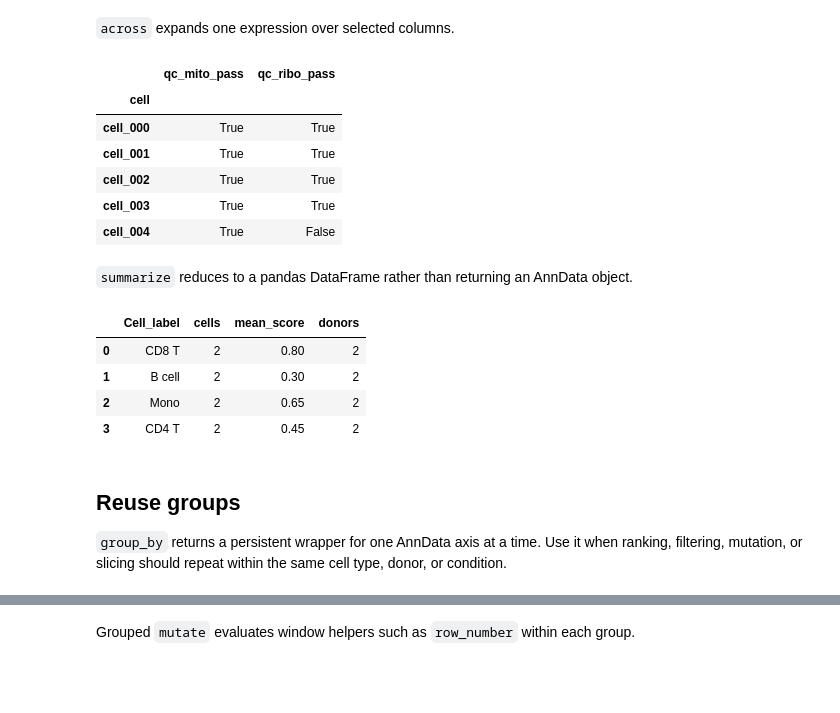
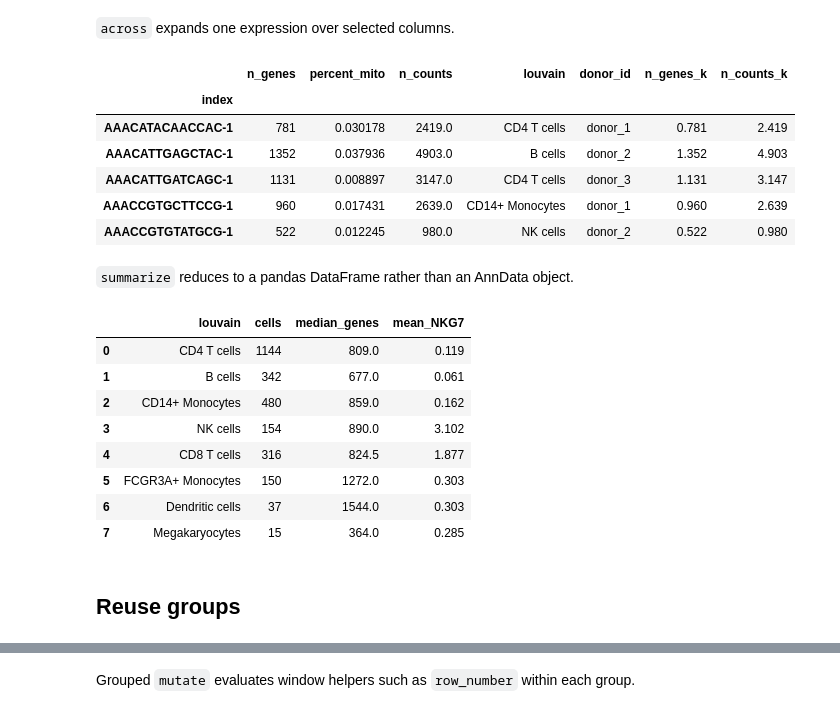
Before and after one commit to mdmanurung/annplyr, a Jupyter notebook: docs/notebooks/all_of_annplyr.ipynb, the cells around one changed output, grey strips where cells are left out. Drawn from its saved outputs; the diff is of its cells as text; code cells hidden in the pictures; blank space fills up the shorter version.

```diff
--- a/docs/notebooks/all_of_annplyr.ipynb
+++ b/docs/notebooks/all_of_annplyr.ipynb
@@ -38,5 +41,9 @@ type is easy to inspect.
 # %%
-import annplyr as ap
 import numpy as np
 import pandas as pd
-from anndata import AnnData
+import scanpy as sc
+
+import annplyr as ap
+
+adata = sc.datasets.pbmc3k_processed()
+adata
@@ -123,14 +66,12 @@ Clinical and experimental annotations commonly live in a separate one-row-per-do
 # %%
+adata.obs["donor_id"] = [f"donor_{i % 3 + 1}" for i in range(adata.n_obs)]
+
 donor_table = pd.DataFrame(
     {
-        "donor_id": ["AML1", "AML2", "AML3"],
-        "treatment": ["baseline", "induction", "baseline"],
+        "donor_id": ["donor_1", "donor_2", "donor_3"],
+        "condition": ["control", "stimulated", "stimulated"],
     }
 )
 
-joined = adata.ap.left_join(
-    donor_table,
-    by="donor_id",
-    relationship="many-to-one",
-)
-joined.obs[["donor_id", "disease", "treatment"]].head()
+joined = adata.ap.left_join(donor_table, by="donor_id", relationship="many-to-one")
+joined.obs[["louvain", "donor_id", "condition"]].head()
@@ -361,31 +290,34 @@ adata.ap.mutate(
 `across` expands one expression over selected columns.
 # %%
 adata.ap.mutate(
-    obs=ap.across(ap.starts_with("qc_"), lambda column: ap.col(column) < 0.35, names="{col}_pass")
-).obs.filter(like="_pass").head()
+    obs=ap.across(ap.starts_with("n_"), lambda name: ap.col(name) / 1000, names="{col}_k")
+).obs.head()
 # %% [output]
-|  | qc_mito_pass | qc_ribo_pass |
-| cell |  |  |
-| cell_000 | True | True |
-| cell_001 | True | True |
-| cell_002 | True | True |
-| cell_003 | True | True |
-| cell_004 | True | False |
+|  | n_genes | percent_mito | n_counts | louvain | donor_id | n_genes_k | n_counts_k |
+| index |  |  |  |  |  |  |  |
+| AAACATACAACCAC-1 | 781 | 0.030178 | 2419.0 | CD4 T cells | donor_1 | 0.781 | 2.419 |
+| AAACATTGAGCTAC-1 | 1352 | 0.037936 | 4903.0 | B cells | donor_2 | 1.352 | 4.903 |
+| AAACATTGATCAGC-1 | 1131 | 0.008897 | 3147.0 | CD4 T cells | donor_3 | 1.131 | 3.147 |
+| AAACCGTGCTTCCG-1 | 960 | 0.017431 | 2639.0 | CD14+ Monocytes | donor_1 | 0.960 | 2.639 |
+| AAACCGTGTATGCG-1 | 522 | 0.012245 | 980.0 | NK cells | donor_2 | 0.522 | 0.980 |
 # %% [markdown]
-`summarize` reduces to a pandas DataFrame rather than returning an AnnData object.
+`summarize` reduces to a pandas DataFrame rather than an AnnData object.
 # %%
 adata.ap.summarize(
-    obs={"cells": ap.n(), "mean_score": ap.mean("score"), "donors": ap.n_distinct("donor_id")},
-    by="Cell_label",
-)
+    obs={"cells": ap.n(), "median_genes": ap.median("n_genes")},
+    raw={"mean_NKG7": ap.mean("NKG7")},
+    by="louvain",
+).round(3)
 # %% [output]
-|  | Cell_label | cells | mean_score | donors |
-| 0 | CD8 T | 2 | 0.80 | 2 |
-| 1 | B cell | 2 | 0.30 | 2 |
-| 2 | Mono | 2 | 0.65 | 2 |
-| 3 | CD4 T | 2 | 0.45 | 2 |
+|  | louvain | cells | median_genes | mean_NKG7 |
+| 0 | CD4 T cells | 1144 | 809.0 | 0.119 |
+| 1 | B cells | 342 | 677.0 | 0.061 |
+| 2 | CD14+ Monocytes | 480 | 859.0 | 0.162 |
+| 3 | NK cells | 154 | 890.0 | 3.102 |
+| 4 | CD8 T cells | 316 | 824.5 | 1.877 |
+| 5 | FCGR3A+ Monocytes | 150 | 1272.0 | 0.303 |
+| 6 | Dendritic cells | 37 | 1544.0 | 0.303 |
+| 7 | Megakaryocytes | 15 | 364.0 | 0.285 |
-# %% [markdown]
-## Reuse groups
-
-`group_by` returns a persistent wrapper for one AnnData axis at a time. Use it when ranking, filtering, mutation, or slicing should repeat within the same cell type, donor, or condition.
+# %% [markdown]
+## Reuse groups
 # %%
```
Also changed, not shown: parts of 60 cells of this notebook, 2 other files.
